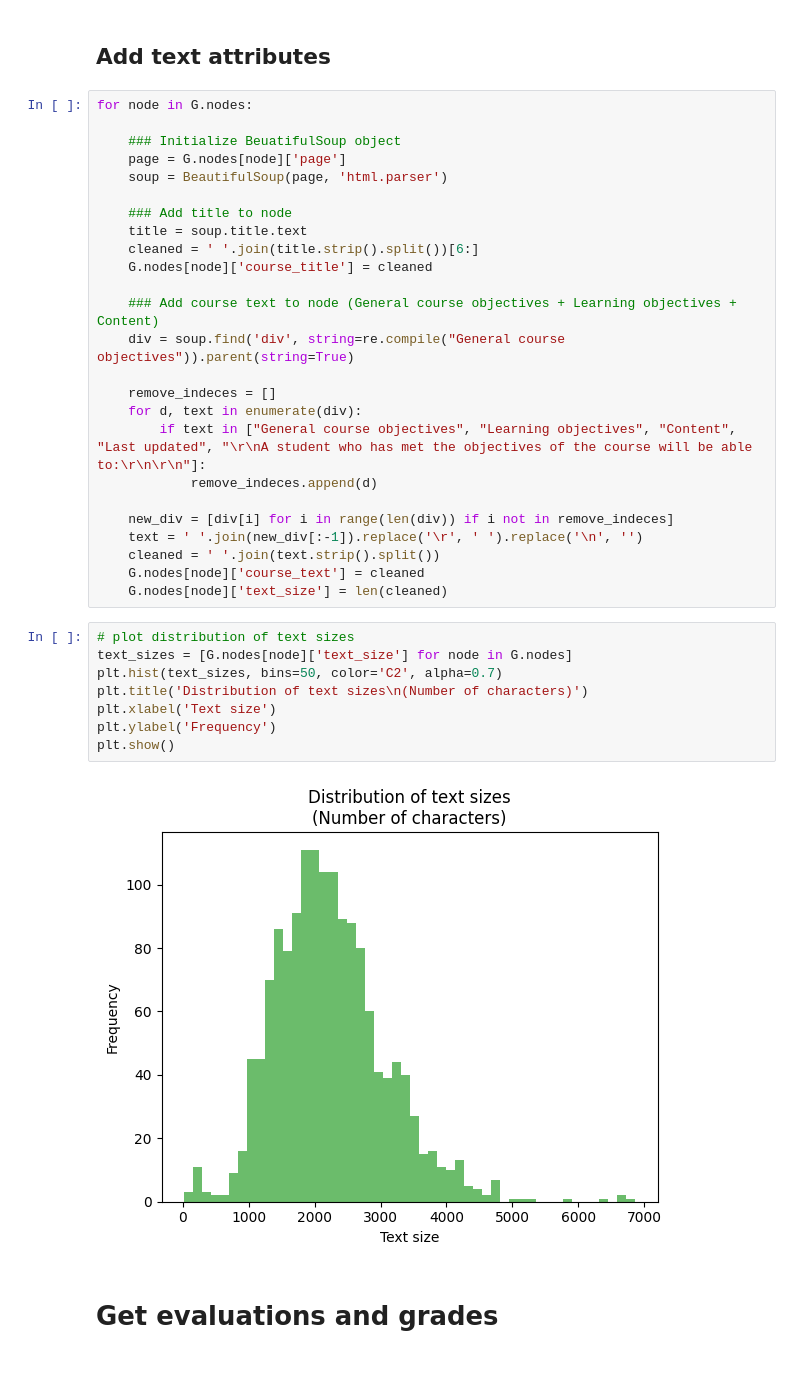
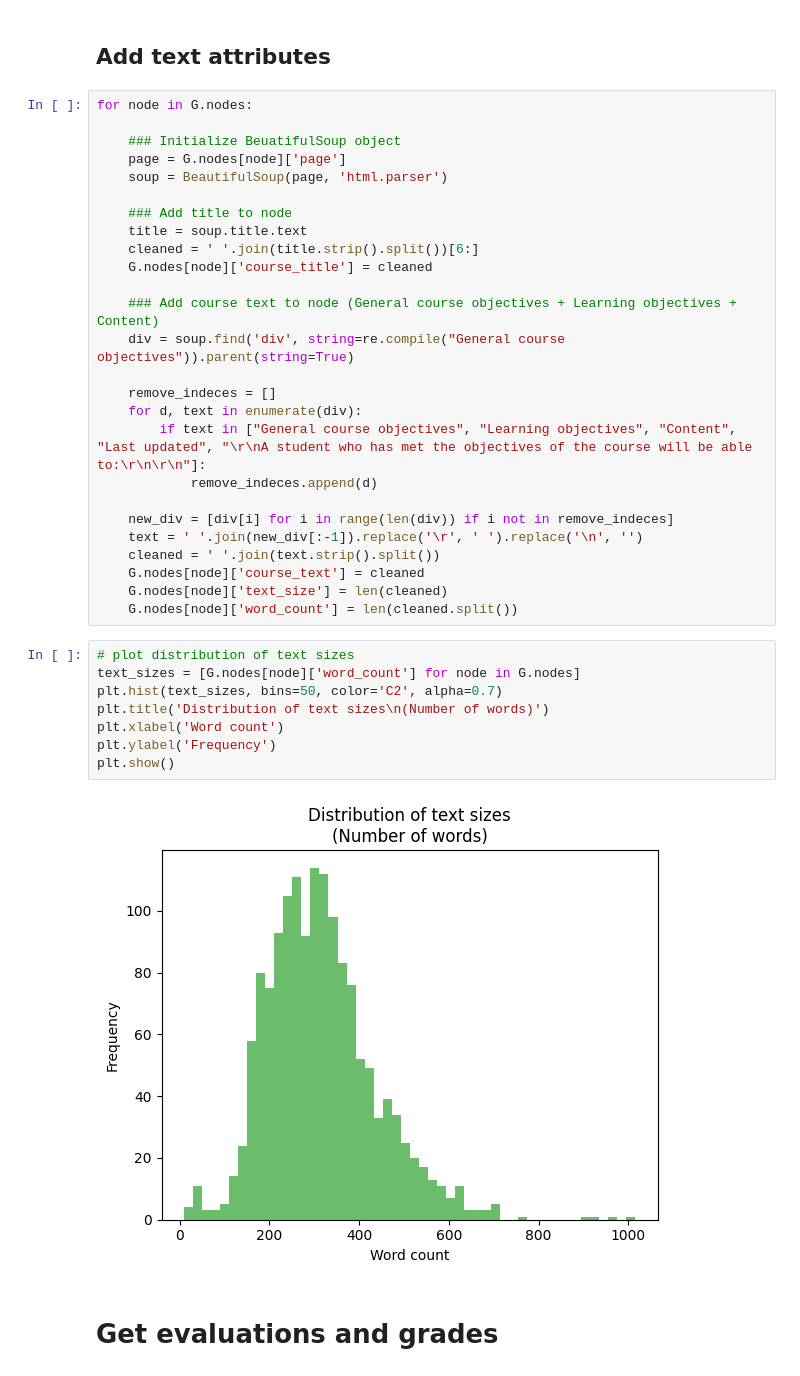
Before and after one commit to ThereseStein/SocialGraphs, a Jupyter notebook: process.ipynb, the cells around one changed output. Drawn from its saved outputs; the diff is of its cells as text.

Commit message:
Number of words

```diff
--- a/process.ipynb
+++ b/process.ipynb
@@ -104,16 +104,17 @@ for node in G.nodes:
     cleaned = ' '.join(text.strip().split())
     G.nodes[node]['course_text'] = cleaned
     G.nodes[node]['text_size'] = len(cleaned)
+    G.nodes[node]['word_count'] = len(cleaned.split())
 # %%
 # plot distribution of text sizes
-text_sizes = [G.nodes[node]['text_size'] for node in G.nodes]
+text_sizes = [G.nodes[node]['word_count'] for node in G.nodes]
 plt.hist(text_sizes, bins=50, color='C2', alpha=0.7)
-plt.title('Distribution of text sizes\n(Number of characters)')
-plt.xlabel('Text size')
+plt.title('Distribution of text sizes\n(Number of words)')
+plt.xlabel('Word count')
 plt.ylabel('Frequency')
 plt.show()
 # %% [output]
-[figure, old version]
+[figure, new version]
 # %% [markdown]
 # Get evaluations and grades
 # %%
```
